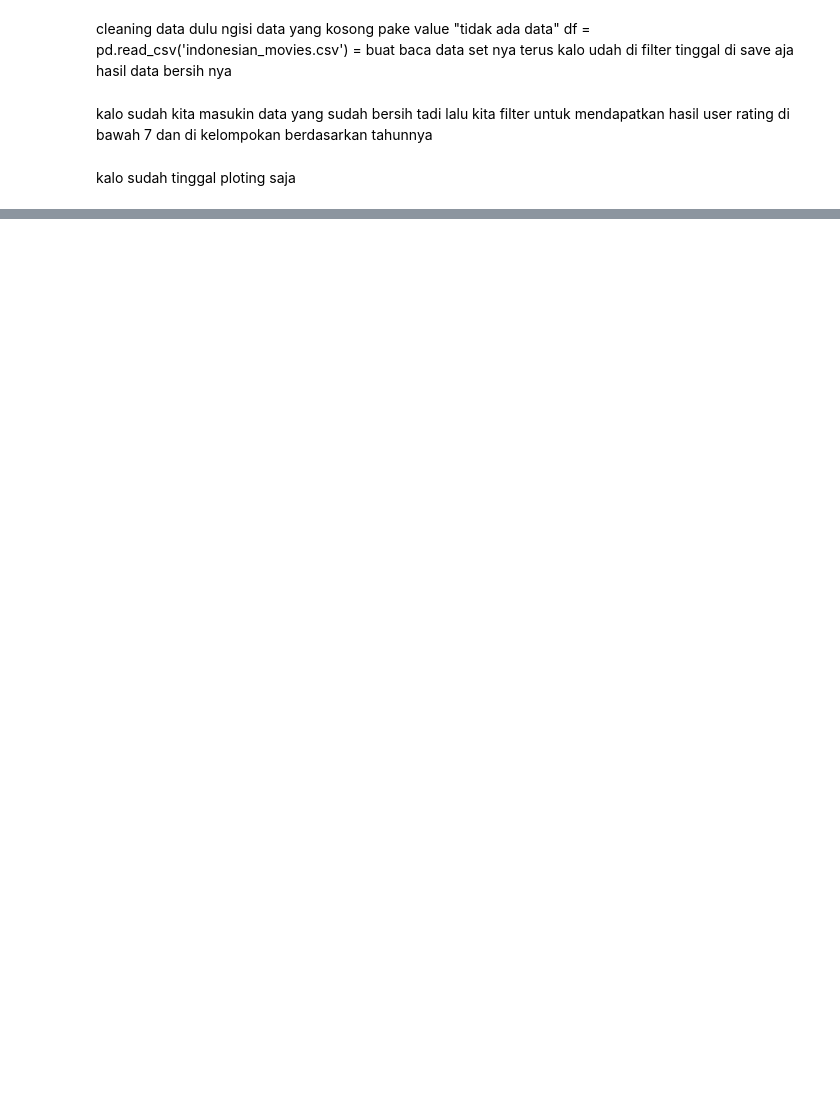
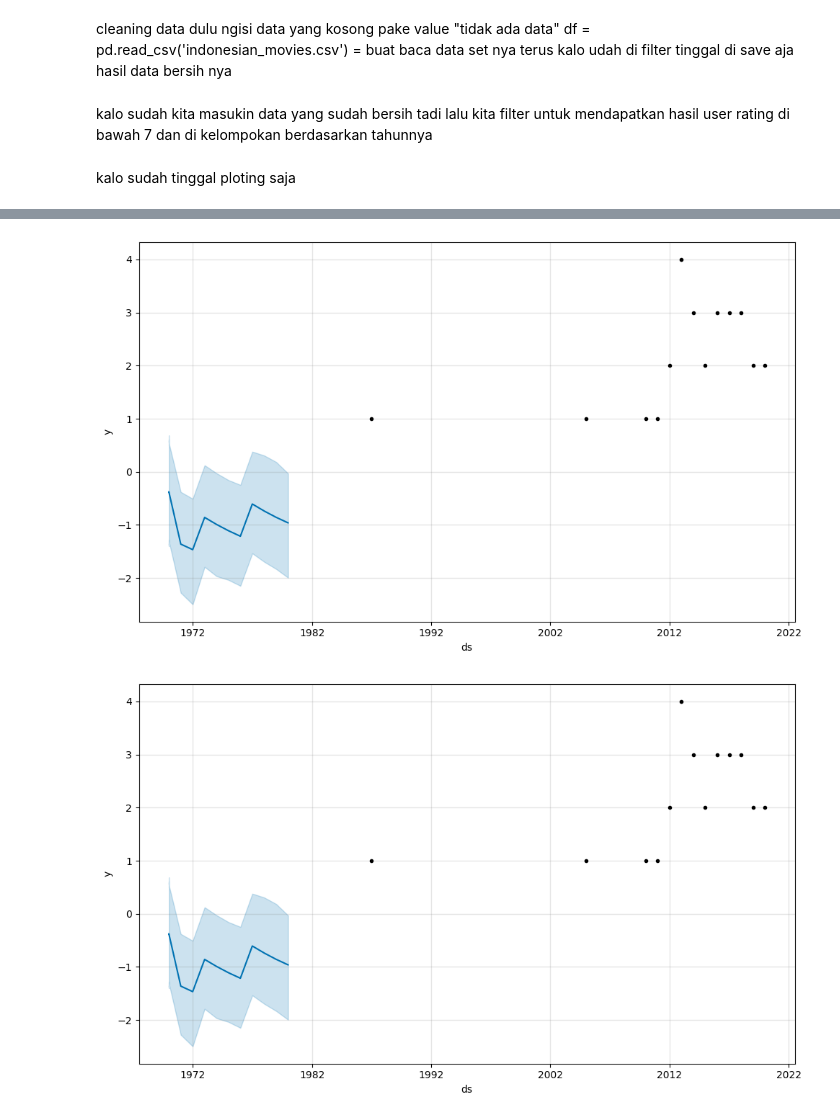
Before and after one commit to aditrachman/Data-cleaning, a Jupyter notebook: clean_data.ipynb, the cells around one changed output, grey strips where cells are left out. Saved outputs shown, nothing was run; the diff lists cells and outputs as text; code cells hidden in the pictures; blank space fills up the shorter version.

```diff
--- a/clean_data.ipynb
+++ b/clean_data.ipynb
@@ -41,0 +64,15 @@ NameError: name 'crime' is not defined
+# %%
+from prophet import Prophet
+
+# Filter data untuk satu genre tertentu
+genre_trend = genre_counts[genre_counts['genre'] == 'Biography']
+genre_trend = genre_trend.rename(columns={'year': 'ds', 'count': 'y'})
+
+model = Prophet()
+model.fit(genre_trend)
+
+future = model.make_future_dataframe(periods=10, freq='Y')
+forecast = model.predict(future)
+
+model.plot(forecast)
+# %% [output]
@@ -41,0 +81,2 @@ NameError: name 'crime' is not defined
+[figure, added]
+[figure, added]
```
Also changed, not shown: parts of 7 cells of this notebook.
